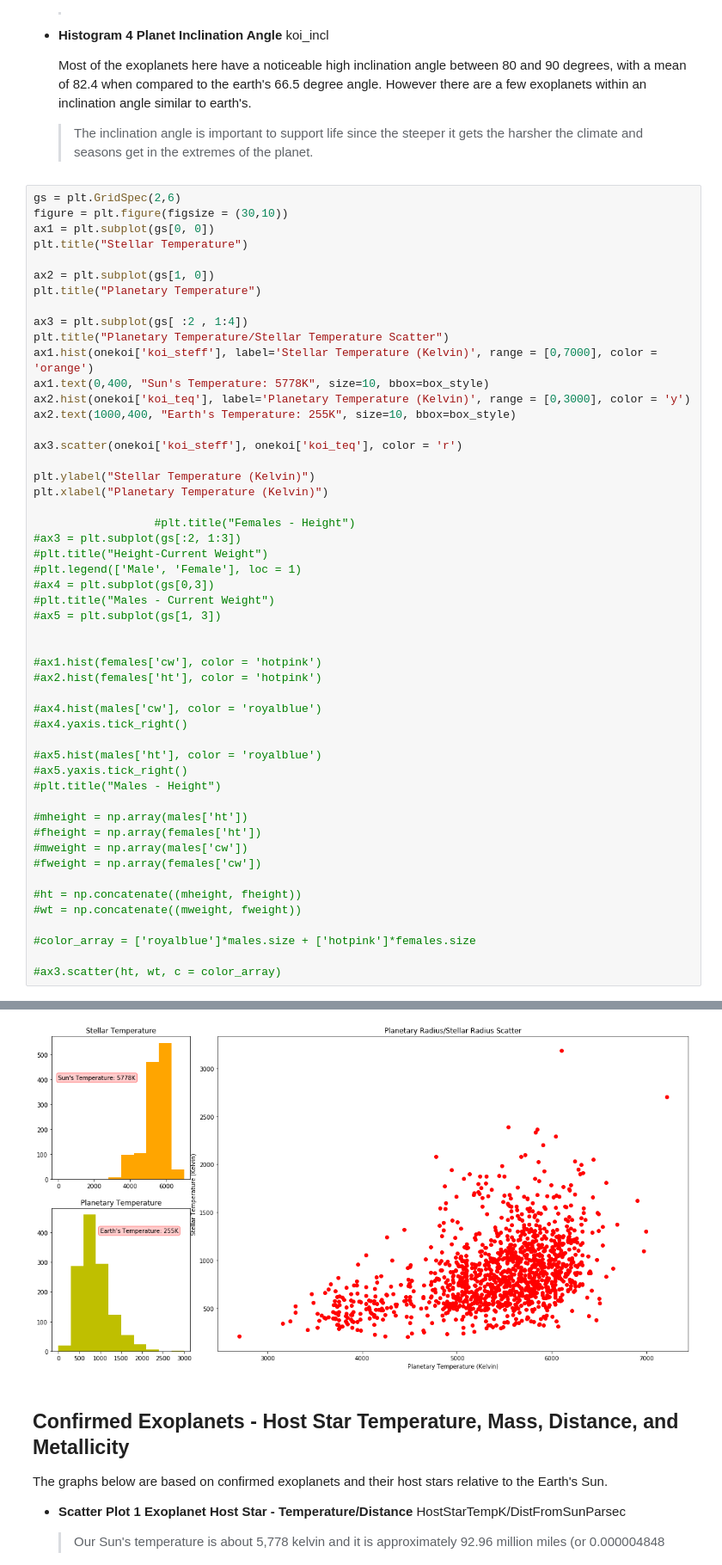
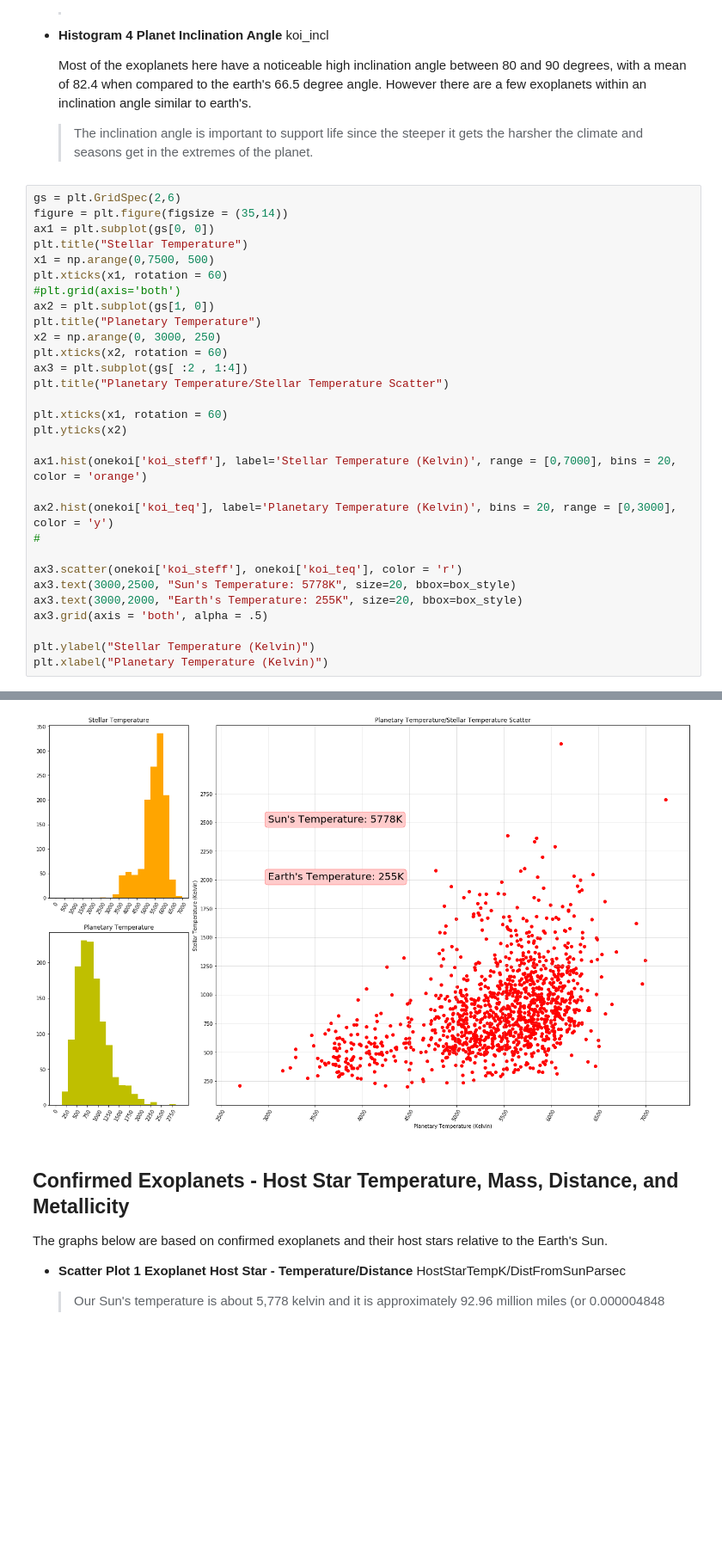
Before and after one commit to aelf2028/KeplerExoplanetSearch, a Jupyter notebook: exoplanet_project.ipynb, the cells around one changed output, grey strips where cells are left out. Shown: that part at 86% size. Saved outputs shown, nothing was run; the diff lists cells and outputs as text; blank space fills up the shorter version.

```diff
--- a/exoplanet_project.ipynb
+++ b/exoplanet_project.ipynb
@@ -199,58 +199,37 @@ The description of the following histograms above is based on all the exoplanets
     > The inclination angle is important to support life since the steeper it gets the harsher the climate and seasons get in the extremes of the planet.
 # %%
 gs = plt.GridSpec(2,6)
-figure = plt.figure(figsize = (30,10))
+figure = plt.figure(figsize = (35,14))
 ax1 = plt.subplot(gs[0, 0])
 plt.title("Stellar Temperature")
-
+x1 = np.arange(0,7500, 500)
+plt.xticks(x1, rotation = 60)
+#plt.grid(axis='both')
 ax2 = plt.subplot(gs[1, 0])
 plt.title("Planetary Temperature")
-
+x2 = np.arange(0, 3000, 250)
+plt.xticks(x2, rotation = 60)
 ax3 = plt.subplot(gs[ :2 , 1:4])
 plt.title("Planetary Temperature/Stellar Temperature Scatter")
-ax1.hist(onekoi['koi_steff'], label='Stellar Temperature (Kelvin)', range = [0,7000], color = 'orange')
-ax1.text(0,400, "Sun's Temperature: 5778K", size=10, bbox=box_style)
-ax2.hist(onekoi['koi_teq'], label='Planetary Temperature (Kelvin)', range = [0,3000], color = 'y')
-ax2.text(1000,400, "Earth's Temperature: 255K", size=10, bbox=box_style)
+
+plt.xticks(x1, rotation = 60)
+plt.yticks(x2)
+
+ax1.hist(onekoi['koi_steff'], label='Stellar Temperature (Kelvin)', range = [0,7000], bins = 20, color = 'orange')
+
+ax2.hist(onekoi['koi_teq'], label='Planetary Temperature (Kelvin)', bins = 20, range = [0,3000], color = 'y')
+#
 
 ax3.scatter(onekoi['koi_steff'], onekoi['koi_teq'], color = 'r')
+ax3.text(3000,2500, "Sun's Temperature: 5778K", size=20, bbox=box_style)
+ax3.text(3000,2000, "Earth's Temperature: 255K", size=20, bbox=box_style)
+ax3.grid(axis = 'both', alpha = .5)
 
 plt.ylabel("Stellar Temperature (Kelvin)")
 plt.xlabel("Planetary Temperature (Kelvin)")
-
-                  #plt.title("Females - Height")
-#ax3 = plt.subplot(gs[:2, 1:3])
-#plt.title("Height-Current Weight")
-#plt.legend(['Male', 'Female'], loc = 1)
-#ax4 = plt.subplot(gs[0,3])
-#plt.title("Males - Current Weight")
-#ax5 = plt.subplot(gs[1, 3])
-
-
-#ax1.hist(females['cw'], color = 'hotpink')
-#ax2.hist(females['ht'], color = 'hotpink')
-
-#ax4.hist(males['cw'], color = 'royalblue')
-#ax4.yaxis.tick_right()
-
-#ax5.hist(males['ht'], color = 'royalblue')
-#ax5.yaxis.tick_right()
-#plt.title("Males - Height")
-
-#mheight = np.array(males['ht'])
-#fheight = np.array(females['ht'])
-#mweight = np.array(males['cw'])
-#fweight = np.array(females['cw'])
-
-#ht = np.concatenate((mheight, fheight))
-#wt = np.concatenate((mweight, fweight))
-
-#color_array = ['royalblue']*males.size + ['hotpink']*females.size
-
-#ax3.scatter(ht, wt, c = color_array)
 # %% [output]
 Text(0.5, 0, 'Planetary Temperature (Kelvin)')
-[figure, old version]
+[figure, new version]
 # %% [markdown]
 ## Confirmed Exoplanets - Host Star Temperature, Mass, Distance, and Metallicity
 
```
Also changed, not shown: parts of 1 cell of this notebook.
